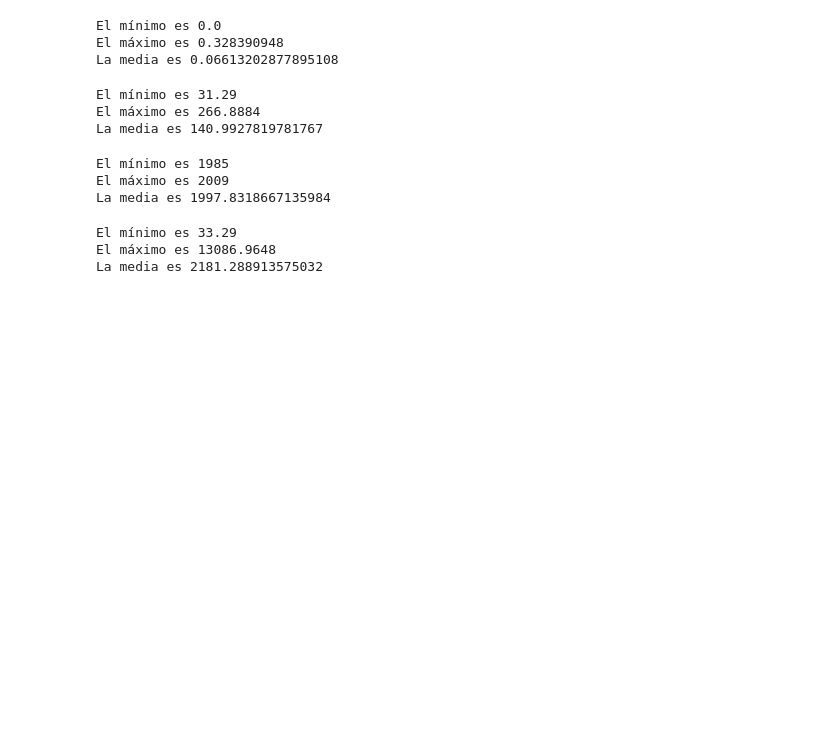
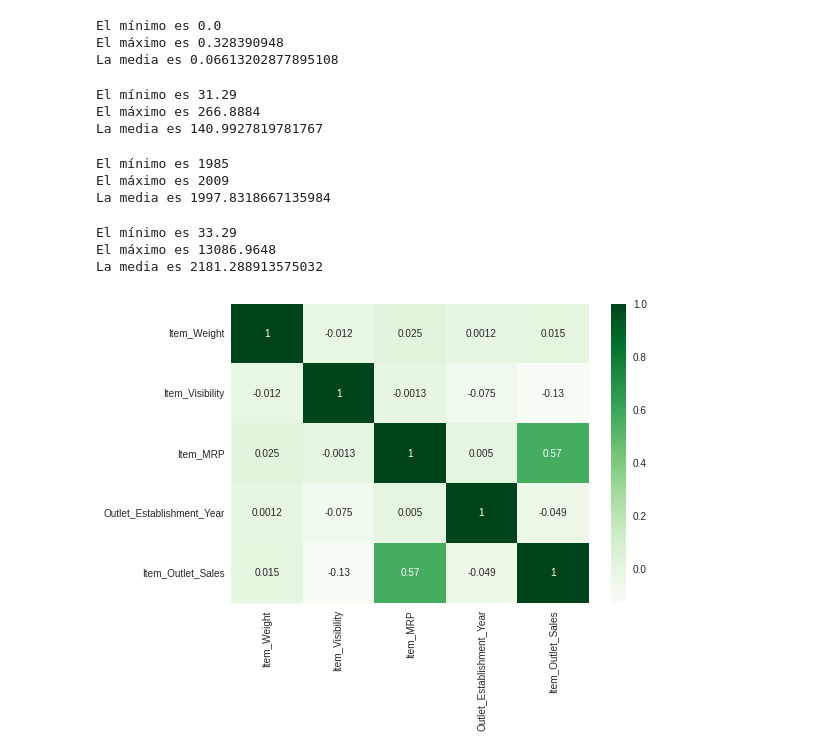
Before and after one commit to carlos-jaramillo/sales_forecast, a Jupyter notebook: sales_forecast.ipynb, the cells around one changed output. Drawn from its saved outputs; the diff is of its cells as text; code cells hidden in the pictures; blank space fills up the shorter version.

```diff
--- a/sales_forecast.ipynb
+++ b/sales_forecast.ipynb
@@ -158,6 +157,0 @@ df[df.select_dtypes("object").columns] = df.select_dtypes("object").fillna("")
-# %%
-mc_outlet = df["Outlet_Size"].mode()
-df["Outlet_Size"].fillna(mc_outlet, inplace=True)
-df.isna().sum()
-#Quisiera revisar esto, ya que no se rellena con los valores que debería
-#quise rellenar igual los datos con los mismos objetos, pero no lo logré
@@ -194,0 +158,3 @@ No se a que se refiere esta pregunta.
+# %%
+#Método "ffill" para rellenar datos en columna "Outlet_Size"
+df['Outlet_Size'] = df['Outlet_Size'].fillna(method='ffill')
@@ -195 +192,6 @@ No se a que se refiere esta pregunta.
+# %%
+#Arreglando datos categóricos inconsistentes.
+df["Item_Fat_Content"] = df["Item_Fat_Content"].replace('LF', "Low Fat")
+df["Item_Fat_Content"] = df["Item_Fat_Content"].replace('low fat', "Low Fat")
+df["Item_Fat_Content"] = df["Item_Fat_Content"].replace('reg', "Regular")
 # %%
@@ -232,3 +235,10 @@ print("La media es", df["Item_Outlet_Sales"].mean())
 El mínimo es 33.29
 El máximo es 13086.9648
 La media es 2181.288913575032
+# %%
+#heatmap
+corr = df.corr()
+# %%
+sns.heatmap(corr, cmap = 'Greens', annot = True);
+# %% [output]
+[figure, added]
```
Also changed, not shown: parts of 37 cells of this notebook.
